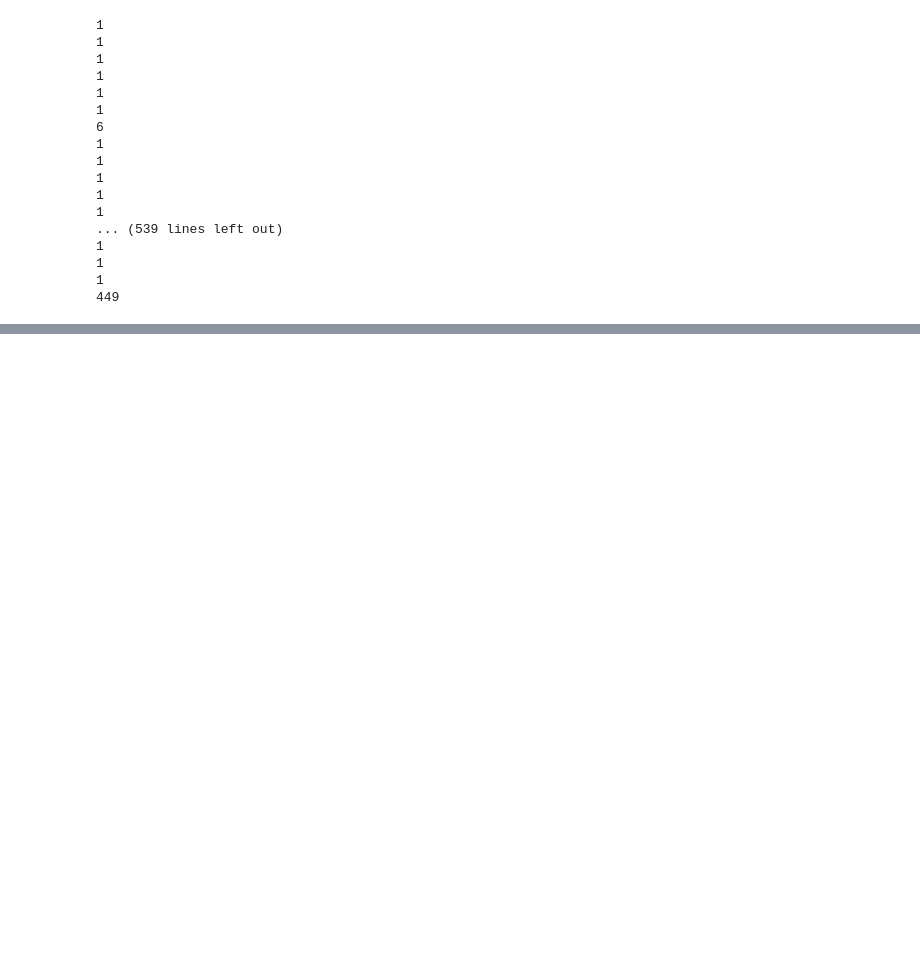
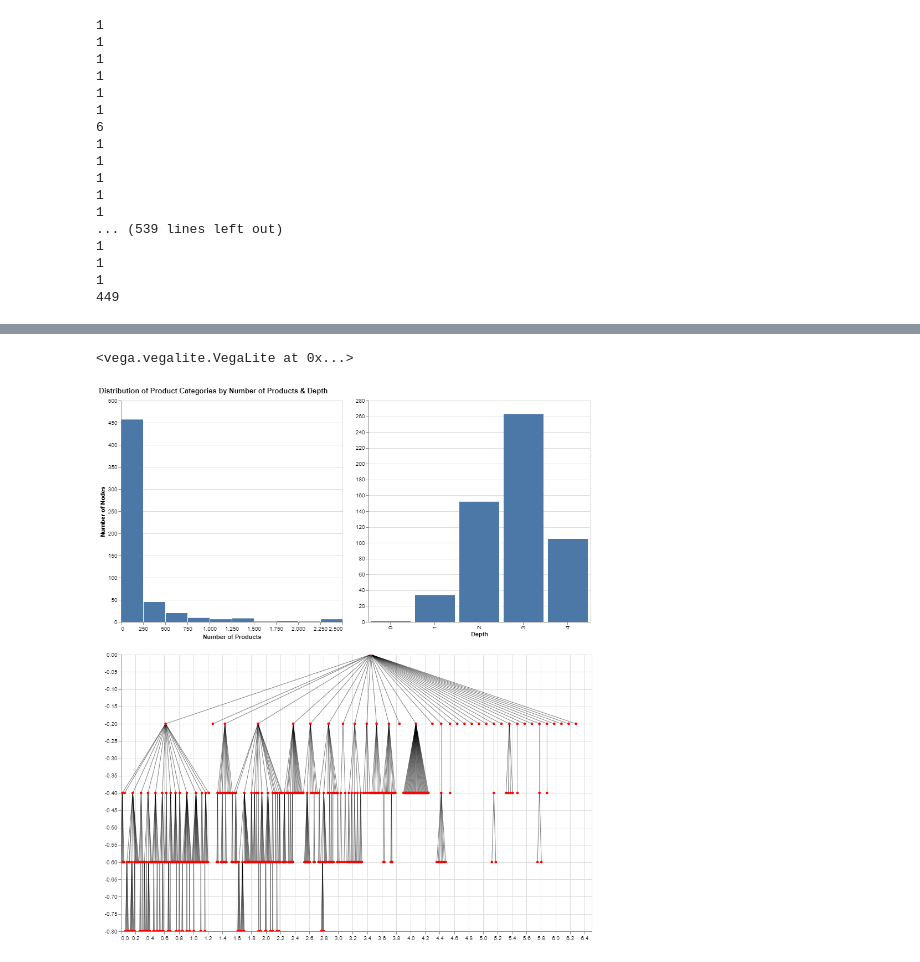
Before and after one commit to stewarthkerr/CS765_DC3, a Jupyter notebook: code/kerr_dc3.ipynb, the cells around one changed output, grey strips where cells are left out. Saved outputs shown, nothing was run; the diff lists cells and outputs as text; code cells hidden in the pictures; blank space fills up the shorter version.

Commit message:
Combined altair and networkx altair

```diff
--- a/code/kerr_dc3.ipynb
+++ b/code/kerr_dc3.ipynb
@@ -165,20 +132,24 @@ The iterable function was deprecated in Matplotlib 3.1 and will be removed in 3.
 
 #Create the graph and convert to tree
 G = nx.from_pandas_edgelist(df, source = "parent", target = "id", edge_attr = True)
-G = tree = nx.bfs_tree(G, 0)
+G = nx.bfs_tree(G, 0)
 
 #Circular position, to convert to top down remove with and use pos below
 pos = EoN.hierarchy_pos(G,0, width = 2*math.pi)
-circle_pos = {u:(r*math.cos(theta),r*math.sin(theta)) for u, (theta, r) in pos.items()}
+#circle_pos = {u:(r*math.cos(theta),r*math.sin(theta)) for u, (theta, r) in pos.items()}
 
 #Supply attributes to the nodes
 for n in G.nodes():
+    G.nodes[n]['id'] = df['id'][n]
     G.nodes[n]['name'] = df['name'][n]
     G.nodes[n]['Depth'] = df['Depth'][n]
     G.nodes[n]['productCount'] = df['productCount'][n]
     G.nodes[n]['subtreeProductCount'] = df['subtreeProductCount'][n]
     G.nodes[n]['numChildren'] = df['numChildren'][n]
     G.nodes[n]['alsoCount'] = df['alsoCount'][n]
+
+#Build the graph vega object
+vg_graph = nxa.draw_networkx(G=G, pos = pos, node_size = 20, node_tooltip = ['name:N','productCount'], width = 0.5, arrow_width = 0.0).interactive().properties(width = 800, height = 800)
 # %% [output]
 1
 1
@@ -213,0 +171,66 @@ df.head()
+# %%
+# Get the layers
+edges = vg_graph.layer[0]
+nodes = vg_graph.layer[1]
+attr = vg_graph.layer[2]
+
+#Selection for left chart
+brush = alt.selection_interval(encodings=['x'],empty='all')
+brush_single = alt.selection_single(encodings=['x'], empty = 'all')
+brush_2d = alt.selection_interval(encodings=['x', 'y'])
+
+#Product categories by number of products
+left = alt.Chart(attr.data).mark_bar().encode(
+        alt.X("productCount:Q",
+          bin=alt.BinParams(extent = [0,2500], step = 250),
+          scale=alt.Scale(domain=(0, 2500)),
+          axis=alt.Axis(title="Number of Products")),
+        alt.Y('count()',
+          axis=alt.Axis(title = "Number of Nodes"))
+    ).properties(width = 400, height = 400)
+
+#Product categories by depth
+right = alt.Chart(attr.data).mark_bar().encode(
+        alt.Y("count()",
+             axis=alt.Axis(title = "")),
+        alt.X('Depth:O',
+              )
+    ).properties(width = 400, height = 400)
+
+
+# gray background with selection
+left_background = left.encode(
+    color=alt.value('#ddd')
+).add_selection(brush)
+
+# blue highlights on the transformed data
+left_highlight = left.transform_filter(brush).transform_filter(brush_single)
+
+left_final = alt.layer(
+    left_background,
+    left_highlight
+    )
+
+right_background = right.encode(
+    color=alt.value('#ddd')
+).add_selection(brush_single)
+
+# blue highlights on the transformed data
+right_highlight = right.transform_filter(brush_single).transform_filter(brush)
+
+right_final = alt.layer(
+    right_background,
+    right_highlight
+    )
+
+bottom_final = edges+nodes+attr
+bottom_final.transform_filter(brush)
+
+alt.vconcat(left_final|right_final,
+            bottom_final.properties(width = 850, height = 500),
+            data=attr.data,
+            title = "Distribution of Product Categories by Number of Products & Depth",
+            resolve = alt.Resolve(scale=alt.LegendResolveMap(color=alt.ResolveMode('independent')))).display()
+# %% [output]
+<vega.vegalite.VegaLite at 0x...>
+[figure, added]
```
Also changed, not shown: parts of 6 cells of this notebook, 1 other file.
